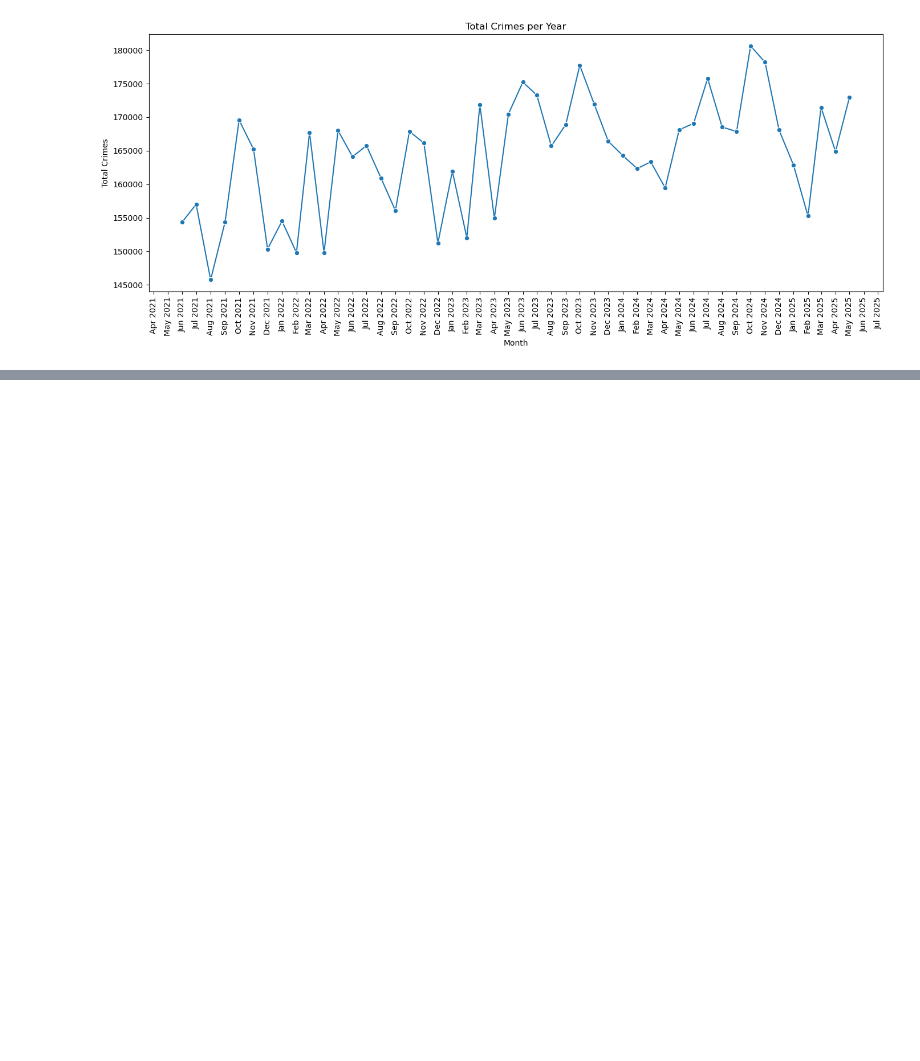
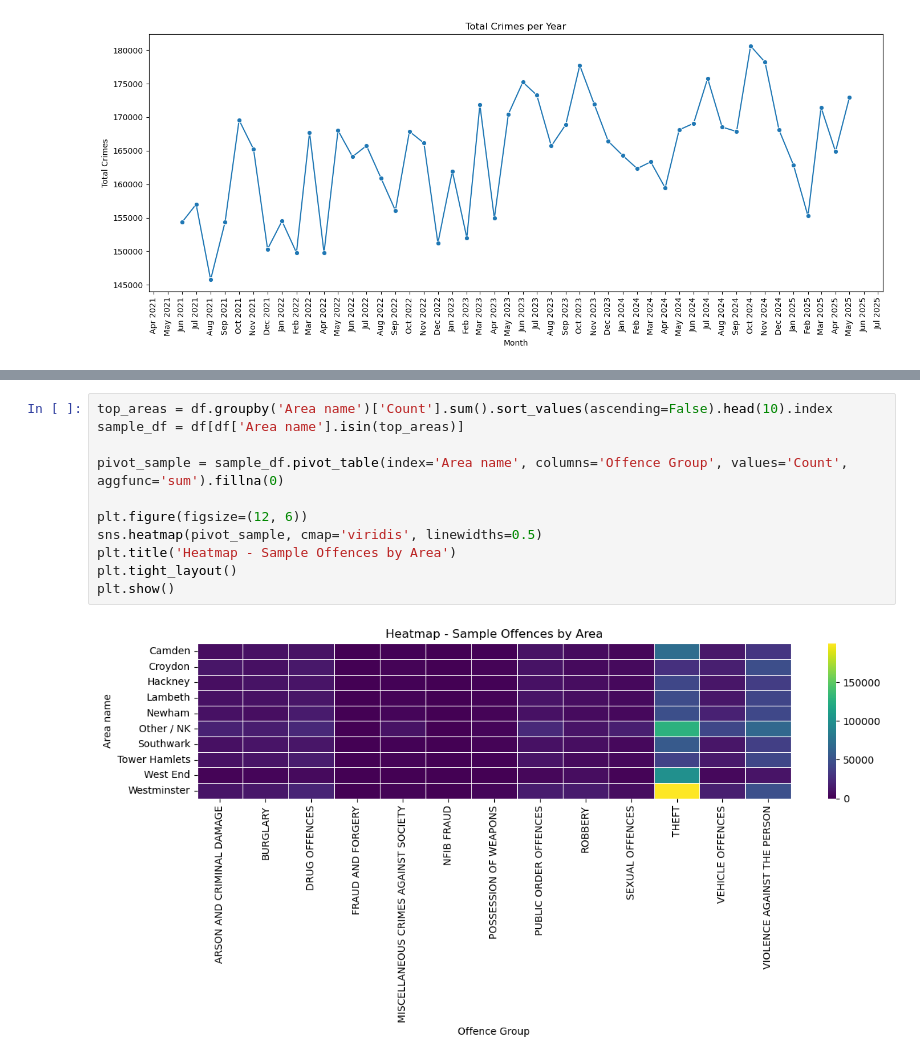
Before and after one commit to asubhan94/TNO---Crimes-in-London, a Jupyter notebook: notebooks/02_eda.ipynb, the cells around one changed output, grey strips where cells are left out. Drawn from its saved outputs; the diff is of its cells as text; blank space fills up the shorter version.

```diff
--- a/notebooks/02_eda.ipynb
+++ b/notebooks/02_eda.ipynb
@@ -102,0 +182,13 @@ plt.show()
+# %%
+top_areas = df.groupby('Area name')['Count'].sum().sort_values(ascending=False).head(10).index
+sample_df = df[df['Area name'].isin(top_areas)]
+
+pivot_sample = sample_df.pivot_table(index='Area name', columns='Offence Group', values='Count', aggfunc='sum').fillna(0)
+
+plt.figure(figsize=(12, 6))
+sns.heatmap(pivot_sample, cmap='viridis', linewidths=0.5)
+plt.title('Heatmap - Sample Offences by Area')
+plt.tight_layout()
+plt.show()
+# %% [output]
+[figure, added]
```
Also changed, not shown: parts of 9 cells of this notebook, 1 other file.
